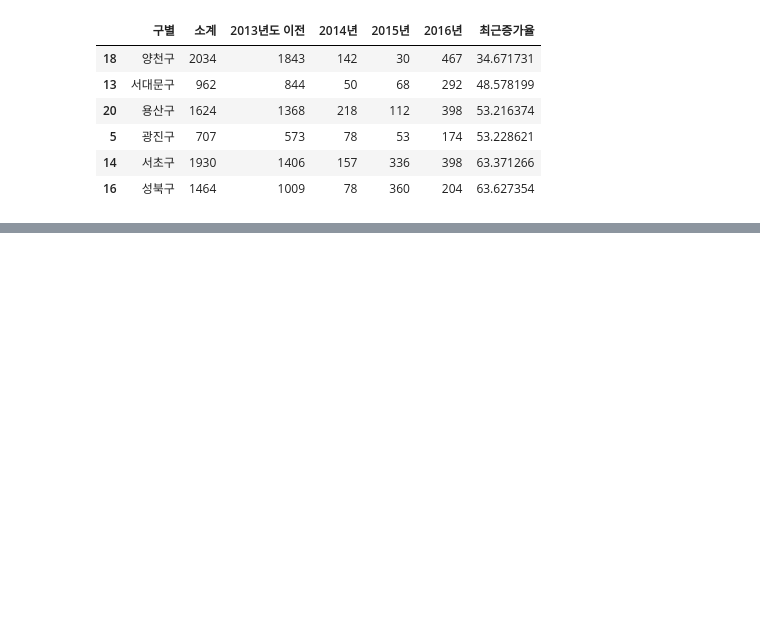
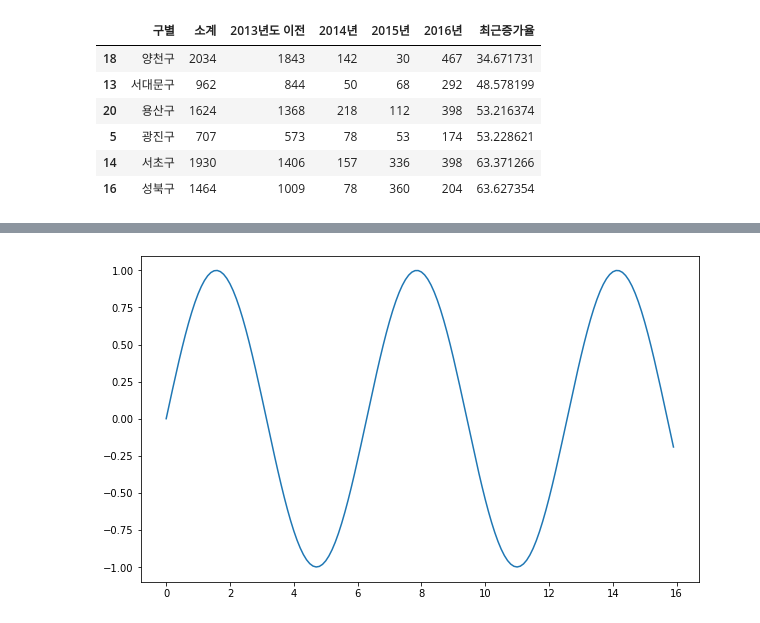
Before and after one commit to mike2ox/databreak-python-basic, a Jupyter notebook: data_science_by_python_01.ipynb, the cells around one changed output, grey strips where cells are left out. Cells and saved outputs as stored; diff of their text form; code cells hidden in the pictures; blank space fills up the shorter version.

```diff
--- a/data_science_by_python_01.ipynb
+++ b/data_science_by_python_01.ipynb
@@ -183,0 +293,8 @@ CCTV_Seoul.sort_values(by="최근증가율").head(6)
+# %%
+x = np.arange(start=0, stop=16, step=0.1)
+y = np.sin(x)
+plt.figure(figsize=(10,6))
+plt.plot(x, y)
+plt.show()
+# %% [output]
+[figure, added]
```
Also changed, not shown: parts of 31 cells of this notebook.
